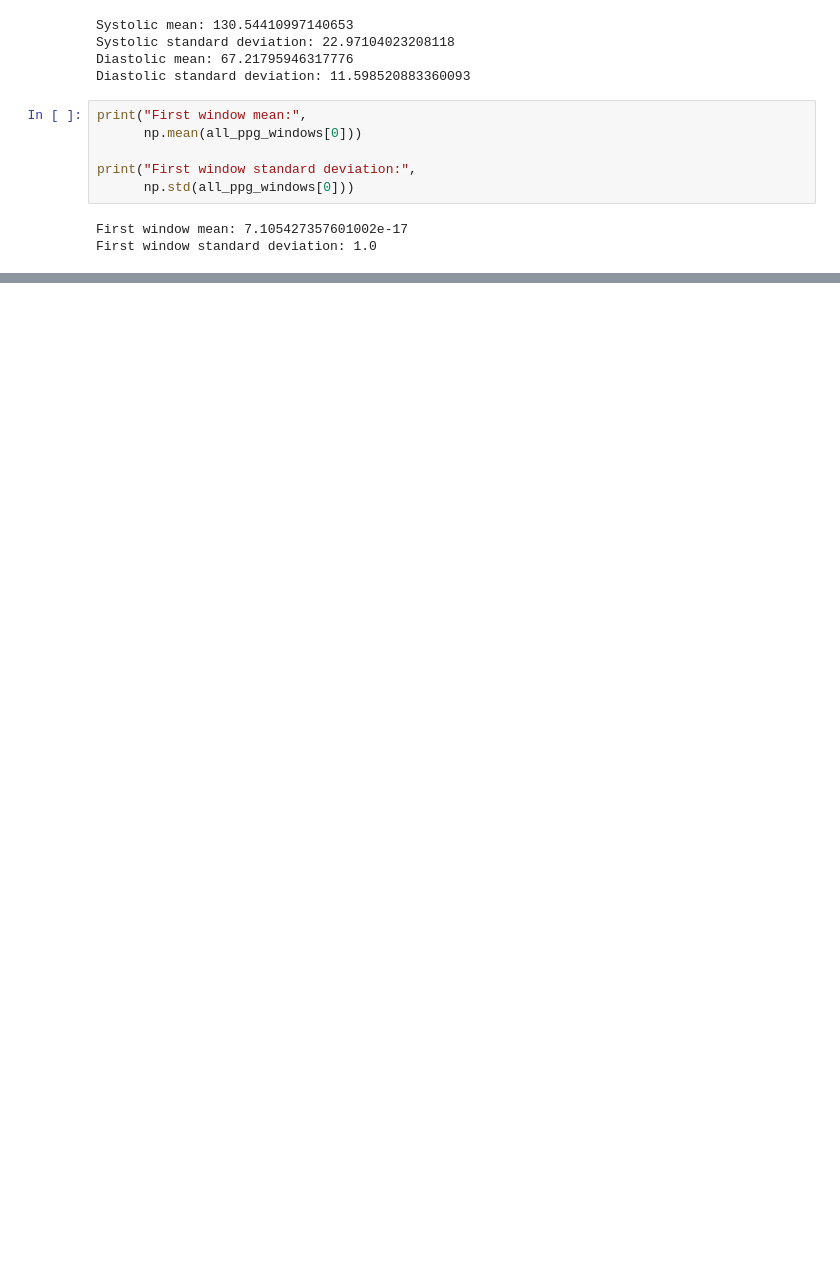
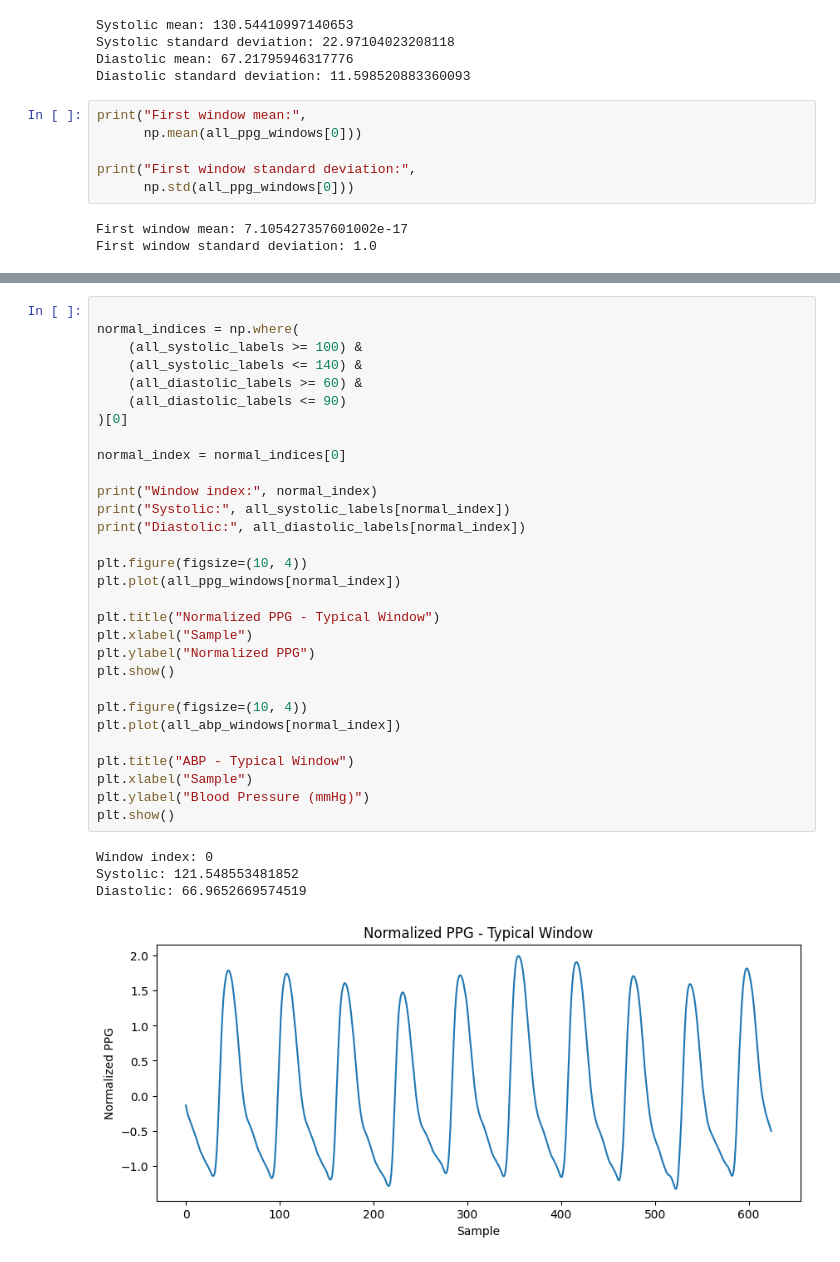
Before and after one commit to Break-Through-Tech/Microsoft-1B-educational-blood-pressure-estimation, a Jupyter notebook: data_preprocessing.ipynb, the cells around one changed output, grey strips where cells are left out. Drawn from its saved outputs; the diff is of its cells as text; blank space fills up the shorter version.

```diff
--- a/data_preprocessing.ipynb
+++ b/data_preprocessing.ipynb
@@ -215,0 +220,35 @@ First window standard deviation: 1.0
+# %%
+
+normal_indices = np.where(
+    (all_systolic_labels >= 100) &
+    (all_systolic_labels <= 140) &
+    (all_diastolic_labels >= 60) &
+    (all_diastolic_labels <= 90)
+)[0]
+
+normal_index = normal_indices[0]
+
+print("Window index:", normal_index)
+print("Systolic:", all_systolic_labels[normal_index])
+print("Diastolic:", all_diastolic_labels[normal_index])
+
+plt.figure(figsize=(10, 4))
+plt.plot(all_ppg_windows[normal_index])
+
+plt.title("Normalized PPG - Typical Window")
+plt.xlabel("Sample")
+plt.ylabel("Normalized PPG")
+plt.show()
+
+plt.figure(figsize=(10, 4))
+plt.plot(all_abp_windows[normal_index])
+
+plt.title("ABP - Typical Window")
+plt.xlabel("Sample")
+plt.ylabel("Blood Pressure (mmHg)")
+plt.show()
+# %% [output]
+Window index: 0
+Systolic: 121.548553481852
+Diastolic: 66.9652669574519
+[figure, added]
```
Also changed, not shown: parts of 17 cells of this notebook.
